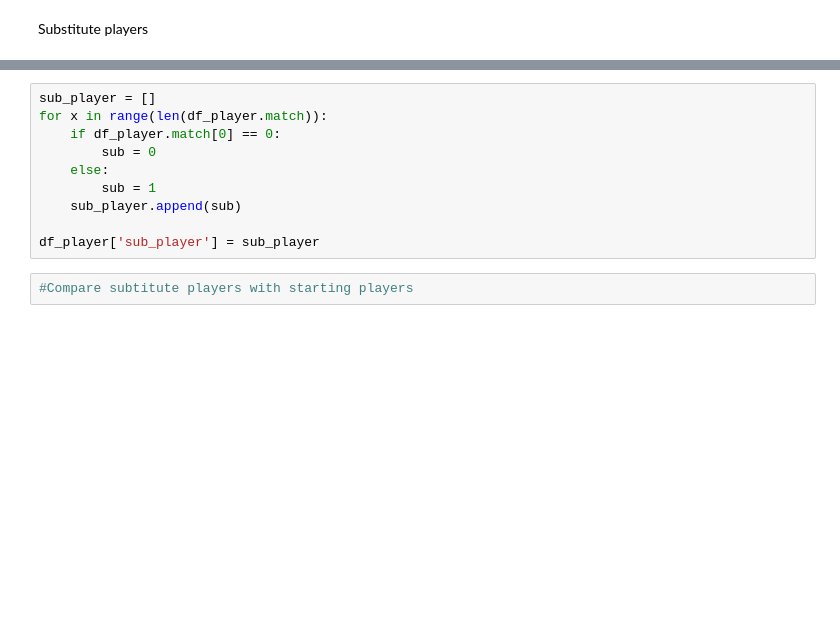
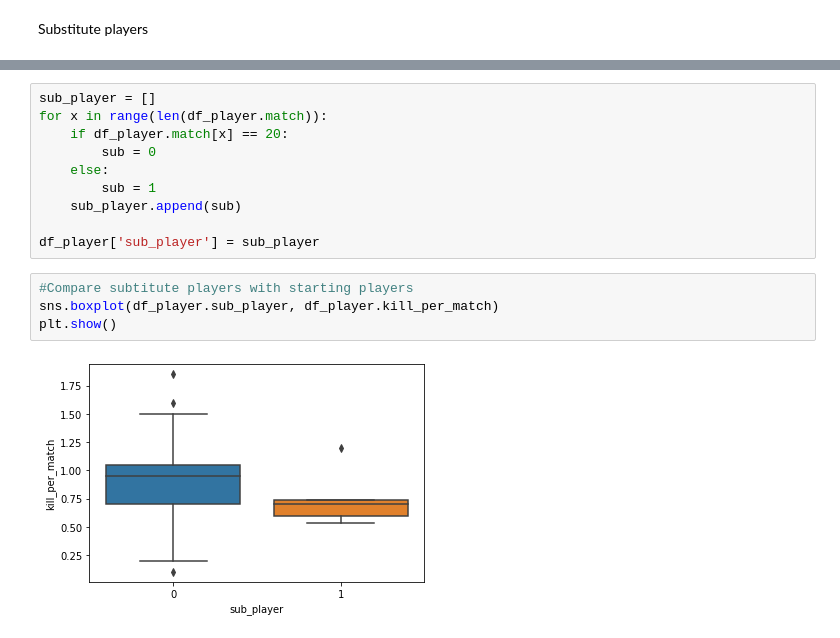
Before and after one commit to chilam27/PUBG_Player_Role_Analysis, a Jupyter notebook: P05_EDA.ipynb, the cells around one changed output, grey strips where cells are left out. Drawn from its saved outputs; the diff is of its cells as text; blank space fills up the shorter version.

```diff
--- a/P05_EDA.ipynb
+++ b/P05_EDA.ipynb
@@ -97,7 +144,7 @@ df_player.match.value_counts()
 # %%
 sub_player = []
 for x in range(len(df_player.match)):
-    if df_player.match[0] == 0:
+    if df_player.match[x] == 20:
         sub = 0
     else:
         sub = 1
@@ -106,3 +153,7 @@ for x in range(len(df_player.match)):
 df_player['sub_player'] = sub_player
 # %%
 #Compare subtitute players with starting players
+sns.boxplot(df_player.sub_player, df_player.kill_per_match)
+plt.show()
+# %% [output]
+[figure, added]
```
Also changed, not shown: parts of 5 cells of this notebook.
